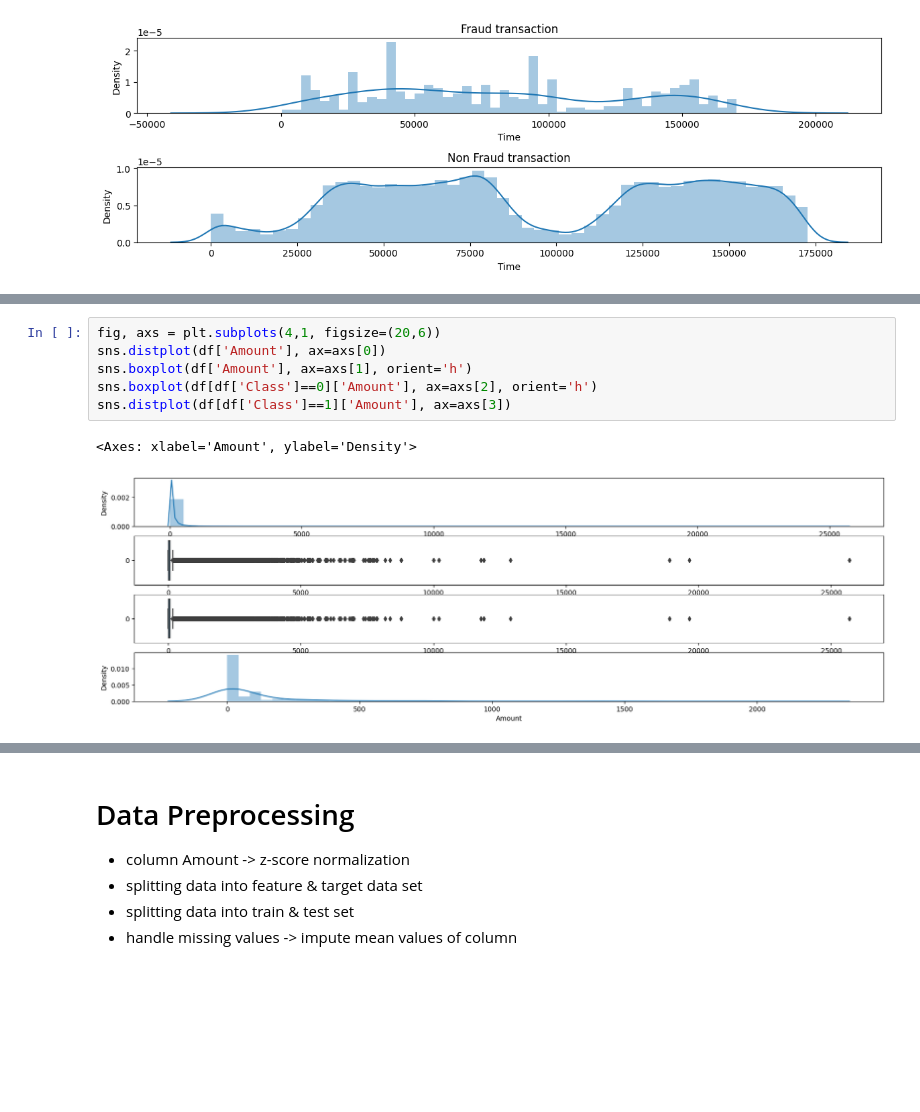
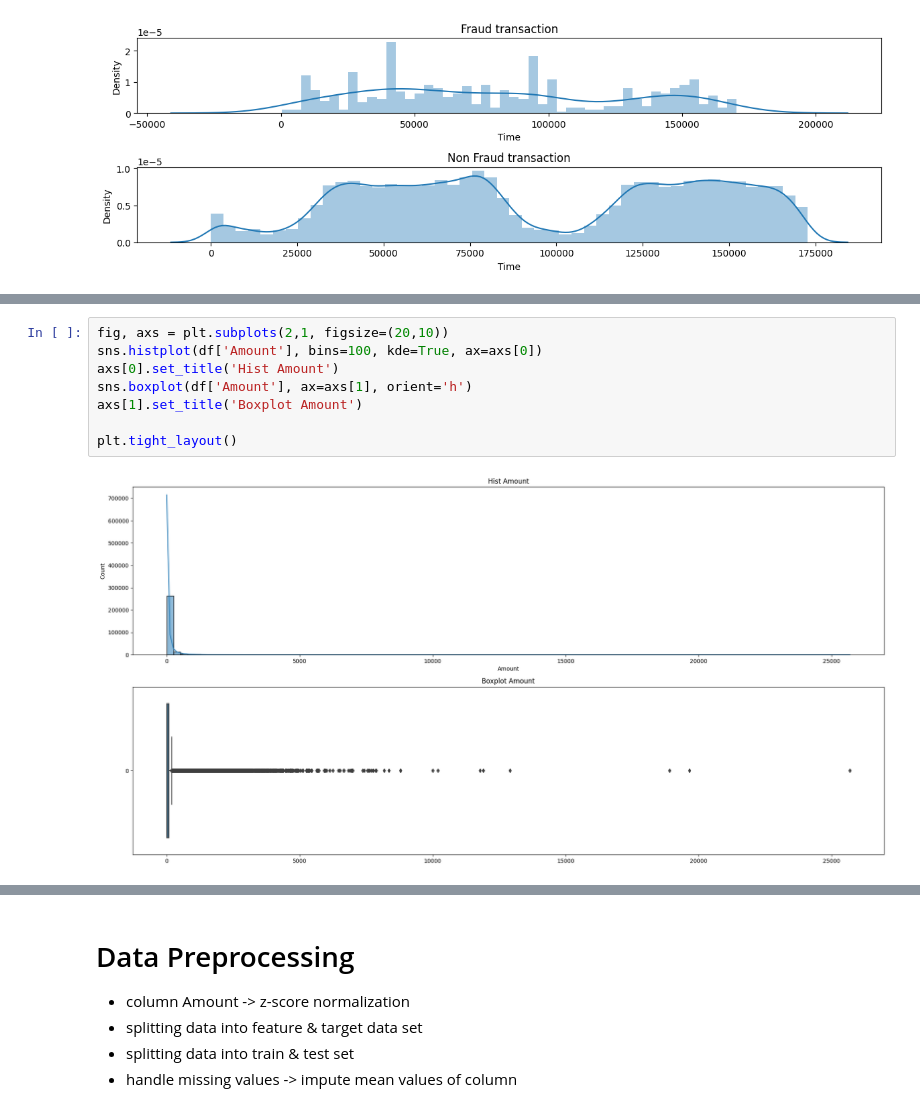
Before and after one commit to gavanp/credit_card_fraud_detection, a Jupyter notebook: Credit_Card_Fraud_Detection.ipynb, the cells around one changed output, grey strips where cells are left out. Cells and saved outputs as stored; diff of their text form; blank space fills up the shorter version.

Commit message:
Kaggle Notebook | notebook0cb60a8996 | data exploration & visualization

```diff
--- a/Credit_Card_Fraud_Detection.ipynb
+++ b/Credit_Card_Fraud_Detection.ipynb
@@ -92,9 +127,10 @@ plt.tight_layout()
 # %%
-fig, axs = plt.subplots(4,1, figsize=(20,6))
-sns.distplot(df['Amount'], ax=axs[0])
+fig, axs = plt.subplots(2,1, figsize=(20,10))
+sns.histplot(df['Amount'], bins=100, kde=True, ax=axs[0])
+axs[0].set_title('Hist Amount')
 sns.boxplot(df['Amount'], ax=axs[1], orient='h')
-sns.boxplot(df[df['Class']==0]['Amount'], ax=axs[2], orient='h')
-sns.distplot(df[df['Class']==1]['Amount'], ax=axs[3])
+axs[1].set_title('Boxplot Amount')
+
+plt.tight_layout()
 # %% [output]
-<Axes: xlabel='Amount', ylabel='Density'>
-[figure, old version]
+[figure, new version]
```
Also changed, not shown: parts of 19 cells of this notebook.
